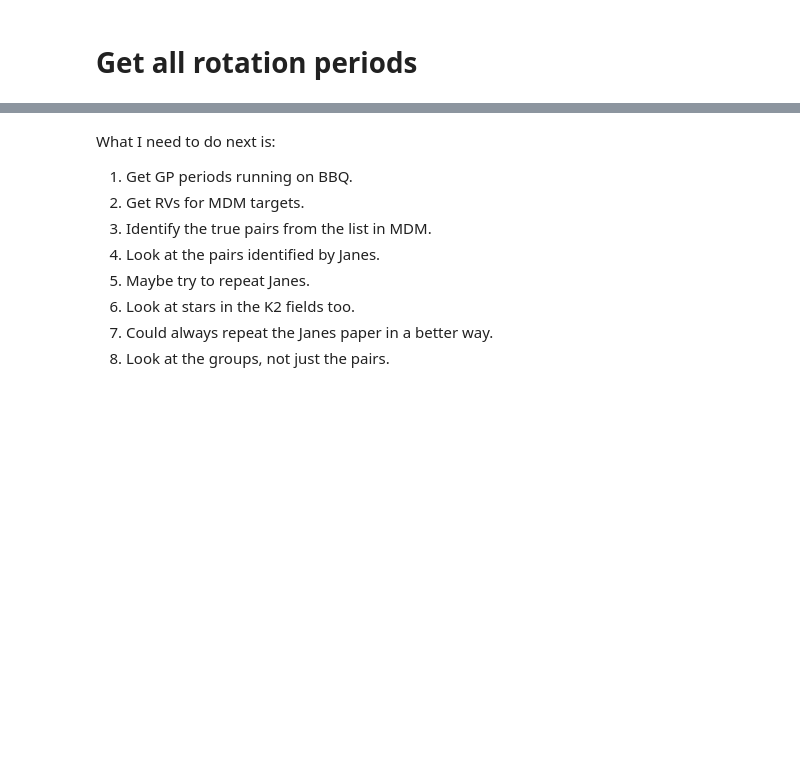
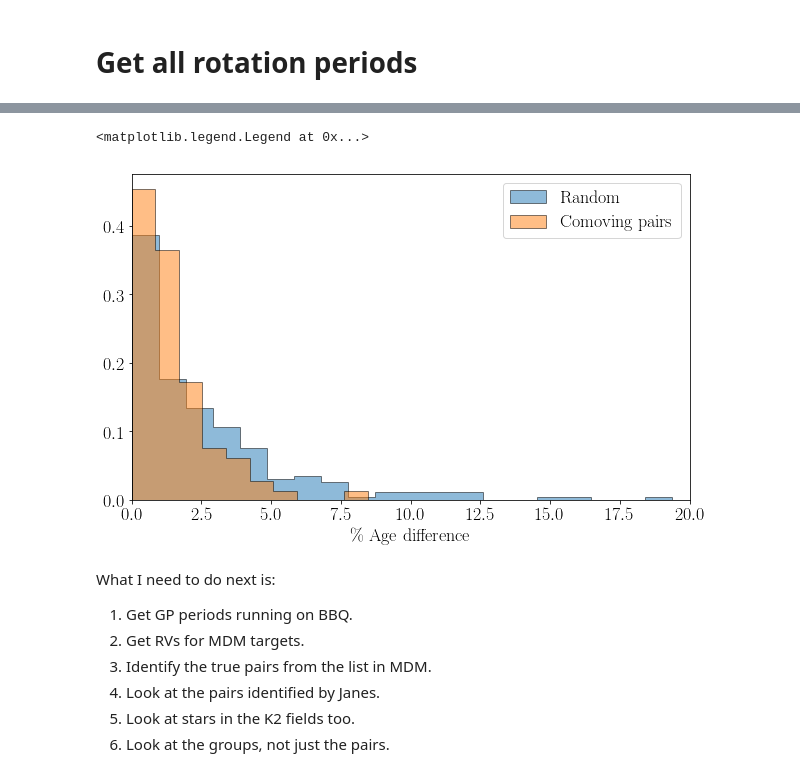
Before and after one commit to RuthAngus/teacups, a Jupyter notebook: teacups/Wide-binaries.ipynb, the cells around one changed output, grey strips where cells are left out. Saved outputs shown, nothing was run; the diff lists cells and outputs as text; code cells hidden in the pictures; blank space fills up the shorter version.

```diff
--- a/teacups/Wide-binaries.ipynb
+++ b/teacups/Wide-binaries.ipynb
@@ -223,10 +305,27 @@ pl.xlim(0, 10)
+# %%
+abs_diff = abs(pdf.age.values[::2]-pdf.age.values[1:2])
+m1 = abs_diff < 20
+pl.hist(abs_diff[m1], 20, normed=True, alpha=.5, label="$\mathrm{Random}$",
+        edgecolor="k", histtype="stepfilled")
+pl.xlim(0, 20)
+pl.xlabel("$\%~\mathrm{Age~difference}$")
+
+abs_diff_random = abs(f10.age1-f10.age2)
+m2 = abs_diff_random < 20
+pl.hist(abs_diff_random[m2], nbins, normed=True, alpha=.5, label="$\mathrm{Comoving~pairs}$",
+        edgecolor="k", histtype="stepfilled")
+pl.xlim(0, 20)
+pl.xlabel("$\%~\mathrm{Age~difference}$")
+
+pl.legend()
+# %% [output]
+<matplotlib.legend.Legend at 0x...>
+[figure, added]
 # %% [markdown]
 What I need to do next is:
 1. Get GP periods running on BBQ.
 2. Get RVs for MDM targets.
 3. Identify the true pairs from the list in MDM.
 4. Look at the pairs identified by Janes.
-5. Maybe try to repeat Janes.
-6. Look at stars in the K2 fields too.
-7. Could always repeat the Janes paper in a better way.
-8. Look at the groups, not just the pairs.
+5. Look at stars in the K2 fields too.
+6. Look at the groups, not just the pairs.
```
Also changed, not shown: parts of 11 cells of this notebook.
